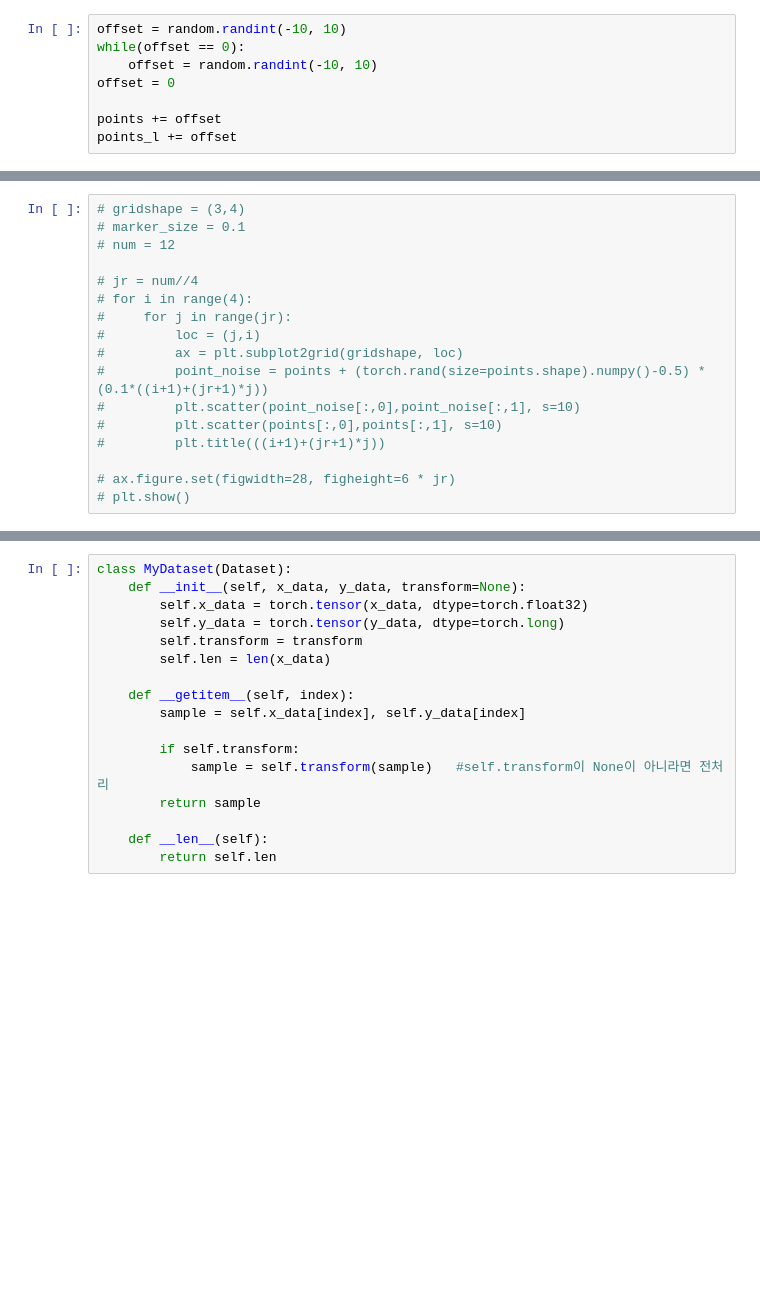
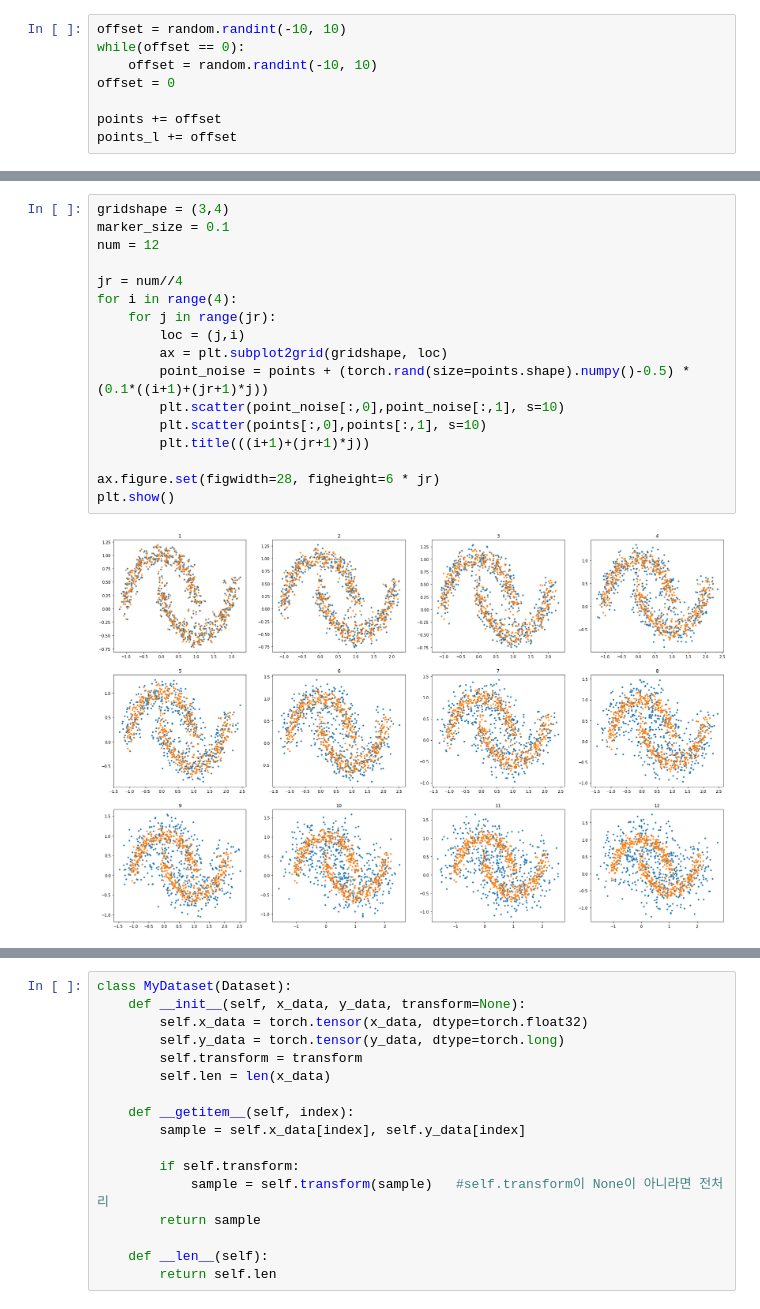
Before and after one commit to BeopGyu/MetaPseudoLabel_TwoMoon, a Jupyter notebook: 230309_TwoMoon.ipynb, the cells around one changed output, grey strips where cells are left out. Cells and saved outputs as stored; diff of their text form; blank space fills up the shorter version.

```diff
--- a/230309_TwoMoon.ipynb
+++ b/230309_TwoMoon.ipynb
@@ -56,20 +78,22 @@ plt.scatter(points_l[:,0],points_l[:,1], s=30)
 # %%
-# gridshape = (3,4)
-# marker_size = 0.1
-# num = 12
+gridshape = (3,4)
+marker_size = 0.1
+num = 12
 
-# jr = num//4
-# for i in range(4):
-#     for j in range(jr):
-#         loc = (j,i)
-#         ax = plt.subplot2grid(gridshape, loc)
-#         point_noise = points + (torch.rand(size=points.shape).numpy()-0.5) * (0.1*((i+1)+(jr+1)*j))
-#         plt.scatter(point_noise[:,0],point_noise[:,1], s=10)
-#         plt.scatter(points[:,0],points[:,1], s=10)
-#         plt.title(((i+1)+(jr+1)*j))
+jr = num//4
+for i in range(4):
+    for j in range(jr):
+        loc = (j,i)
+        ax = plt.subplot2grid(gridshape, loc)
+        point_noise = points + (torch.rand(size=points.shape).numpy()-0.5) * (0.1*((i+1)+(jr+1)*j))
+        plt.scatter(point_noise[:,0],point_noise[:,1], s=10)
+        plt.scatter(points[:,0],points[:,1], s=10)
+        plt.title(((i+1)+(jr+1)*j))
 
-# ax.figure.set(figwidth=28, figheight=6 * jr)
-# plt.show()
+ax.figure.set(figwidth=28, figheight=6 * jr)
+plt.show()
+# %% [output]
+[figure, added]
 # %%
 class TMClassifier(nn.Module):
     def __init__(self) -> None:
```
Also changed, not shown: parts of 12 cells of this notebook.
